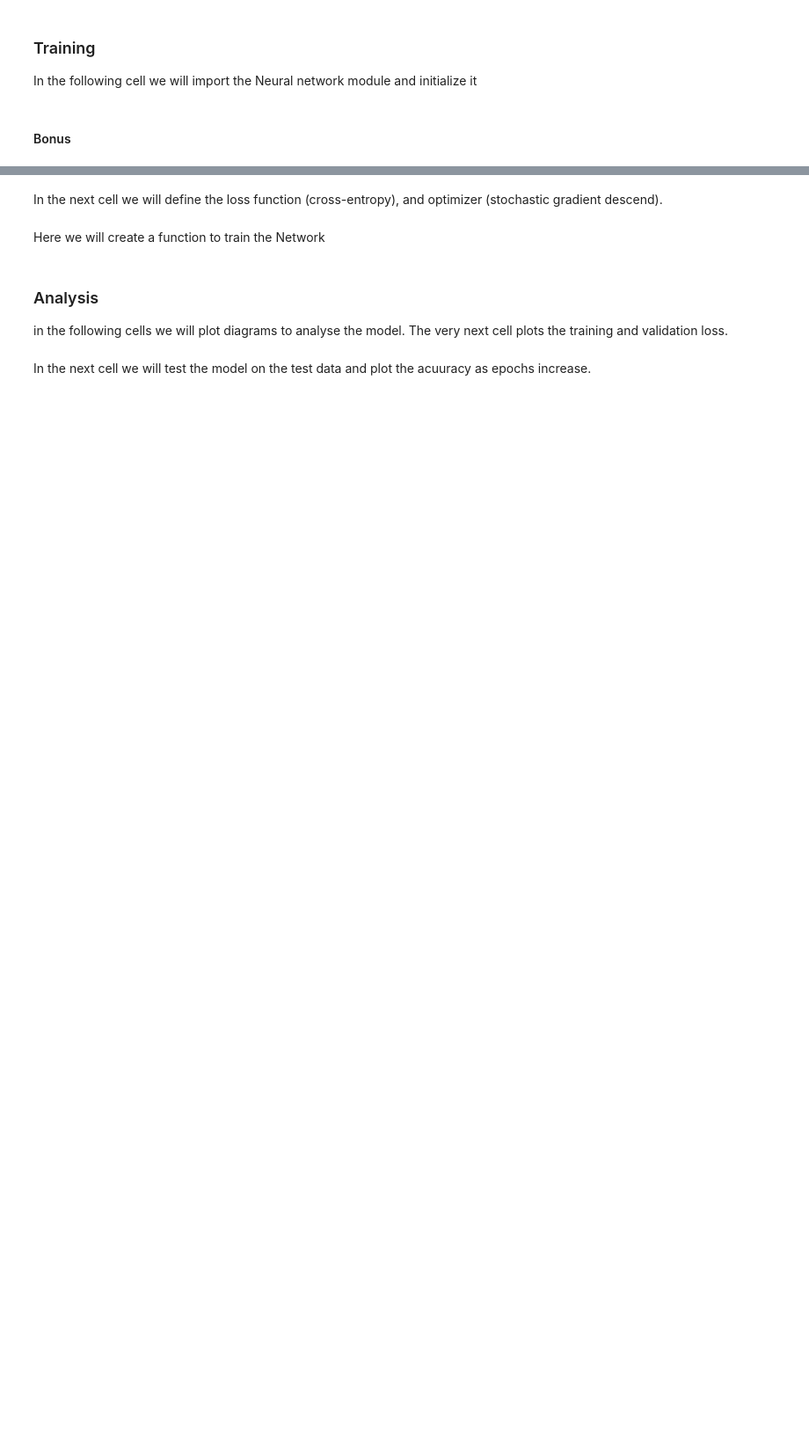
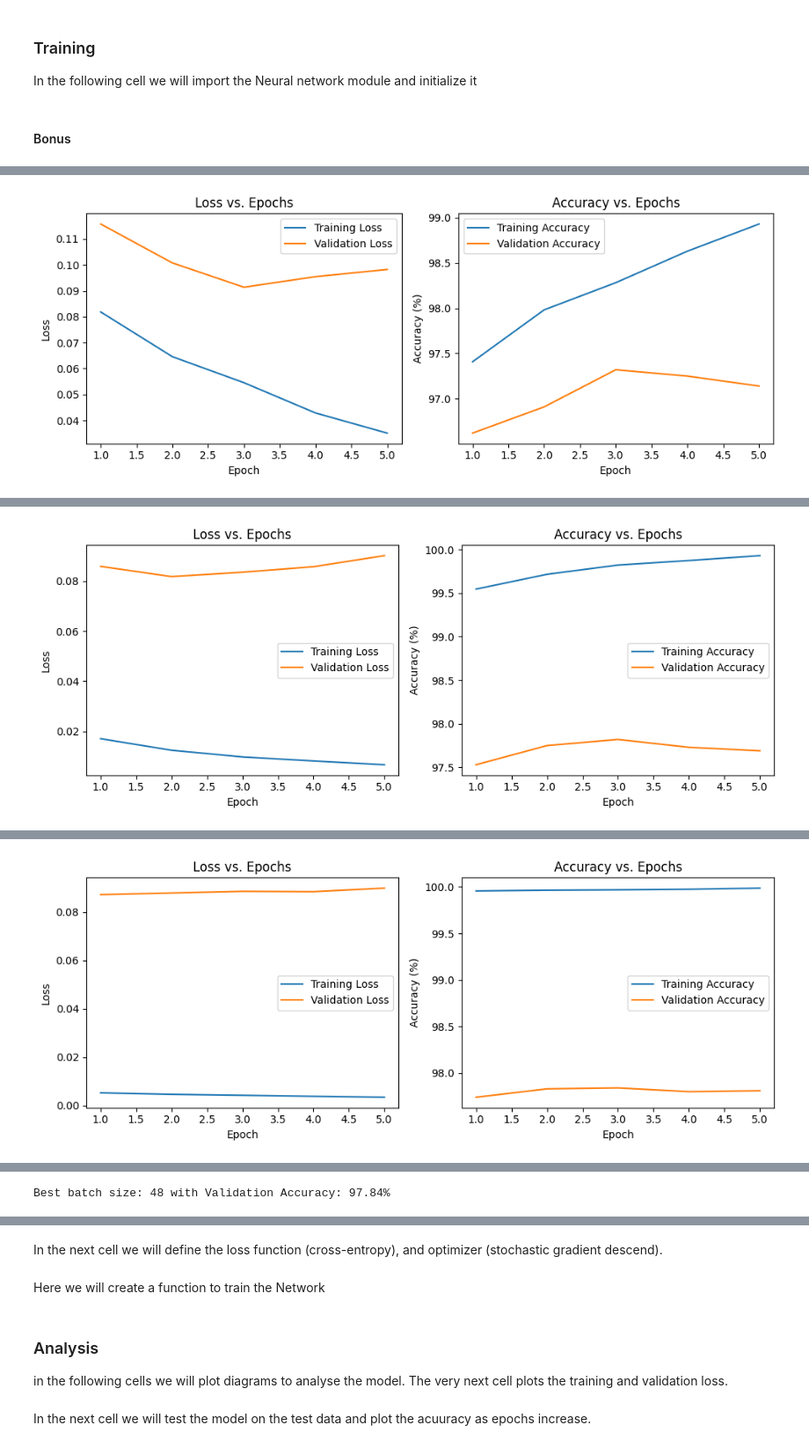
Before and after one commit to 0marsaad/Number-image_identification, a Jupyter notebook: Neural.ipynb, the cells around one changed output, grey strips where cells are left out. Shown: that part at 88% size. Saved outputs shown, nothing was run; the diff lists cells and outputs as text; code cells hidden in the pictures; blank space fills up the shorter version.

```diff
--- a/Neural.ipynb
+++ b/Neural.ipynb
@@ -307,0 +288,40 @@ Best batch Size : 64 with Validation Accuracy: 99.42%
+# %%
+batch_size_list = [16, 32, 48, 64]
+max_accuracy = 0
+best_batch = None
+
+train_size = 50000
+val_size = 10000
+test_size = 10000
+
+# Iterate through each batch size and train the model
+for batch_size in batch_size_list:
+    # Create DataLoader for the current batch size
+    train_loader = DataLoader(train_dataset, batch_size=batch_size, shuffle=True)
+    val_loader = DataLoader(val_dataset, batch_size=batch_size, shuffle=False)
+    test_loader = DataLoader(test_dataset, batch_size=batch_size, shuffle=False)
+
+    print(f"Training with batch size: {batch_size}")
+
+    # Train the model
+    train_losses, val_losses, train_accuracies, val_accuracies = train_model(
+        model, train_loader, val_loader, criterion, optimizer, epochs=Epochs
+    )
+
+    # Plot the results
+    plot(list(range(1, Epochs + 1)), train_losses, val_losses, train_accuracies, val_accuracies)
+
+    # Track the best batch size based on validation accuracy
+    highest_val_accuracy = max(val_accuracies)  # Get highest val accuracy for this batch size
+    if highest_val_accuracy > max_accuracy:
+        max_accuracy = highest_val_accuracy
+        best_batch = batch_size
+
+# Output the best batch size and its corresponding validation accuracy
+print(f"\nBest batch size: {best_batch} with Validation Accuracy: {max_accuracy:.2f}%")
+
+# Final training with the best batch size
+train_loader = DataLoader(train_dataset, batch_size=best_batch, shuffle=True)
+val_loader = DataLoader(val_dataset, batch_size=best_batch, shuffle=False)
+test_loader = DataLoader(test_dataset, batch_size=best_batch, shuffle=False)
+# %% [output]
@@ -307,0 +334 @@ Best batch Size : 64 with Validation Accuracy: 99.42%
+[figure, added]
@@ -307,0 +341 @@ Best batch Size : 64 with Validation Accuracy: 99.42%
+[figure, added]
@@ -307,0 +348 @@ Best batch Size : 64 with Validation Accuracy: 99.42%
+[figure, added]
@@ -308,3 +356,4 @@ Best batch Size : 64 with Validation Accuracy: 99.42%
+Best batch size: 48 with Validation Accuracy: 97.84%
 # %%
 # criterion = nn.CrossEntropyLoss()
 layer_nums = [
```
Also changed, not shown: parts of 10 cells of this notebook.
